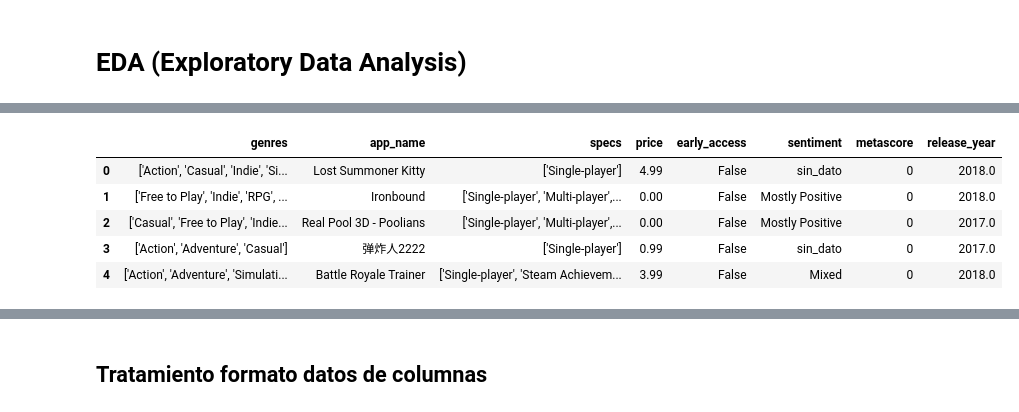
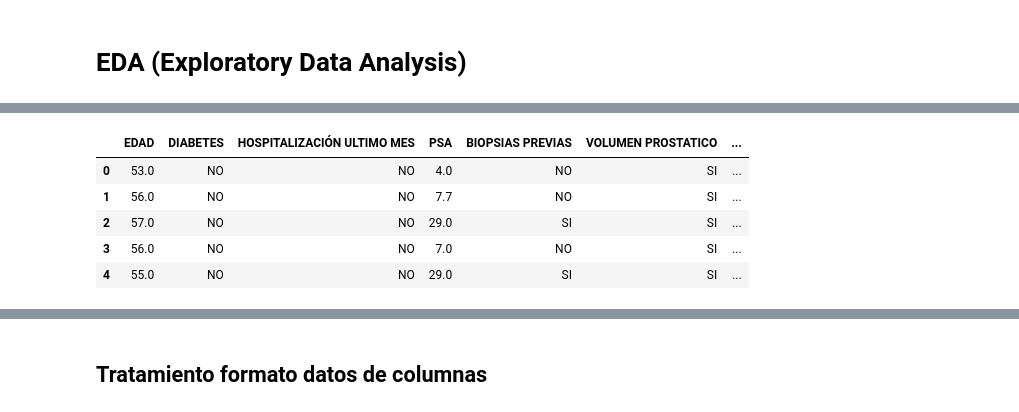
Before and after one commit to Slindex/PI-M6, a Jupyter notebook: Ivan/M6C1-ivan-pi-eda.ipynb, the cells around one changed output, grey strips where cells are left out. Cells and saved outputs as stored; diff of their text form; code cells hidden in the pictures.

```diff
--- a/Ivan/M6C1-ivan-pi-eda.ipynb
+++ b/Ivan/M6C1-ivan-pi-eda.ipynb
@@ -8,3 +12,3 @@ import matplotlib.pyplot as plt
 # %%
 # Leer los datos e importar en dataframe
-df_steam_games = pd.read_csv('ETL_steam_games.csv')
+df_hospital = pd.read_csv('ETL_BBDD_Hospitalización.csv')
@@ -60,9 +104,9 @@ release_year  =  0
 # %%
-df_steam_games.head(5)
+df_hospital.head(5)
 # %% [output]
-|  | genres | app_name | specs | price | early_access | sentiment | metascore | release_year |
-| 0 | ['Action', 'Casual', 'Indie', 'Si... | Lost Summoner Kitty | ['Single-player'] | 4.99 | False | sin_dato | 0 | 2018.0 |
-| 1 | ['Free to Play', 'Indie', 'RPG', ... | Ironbound | ['Single-player', 'Multi-player',... | 0.00 | False | Mostly Positive | 0 | 2018.0 |
-| 2 | ['Casual', 'Free to Play', 'Indie... | Real Pool 3D - Poolians | ['Single-player', 'Multi-player',... | 0.00 | False | Mostly Positive | 0 | 2017.0 |
-| 3 | ['Action', 'Adventure', 'Casual'] | 弹炸人2222 | ['Single-player'] | 0.99 | False | sin_dato | 0 | 2017.0 |
-| 4 | ['Action', 'Adventure', 'Simulati... | Battle Royale Trainer | ['Single-player', 'Steam Achievem... | 3.99 | False | Mixed | 0 | 2018.0 |
+|  | EDAD | DIABETES | HOSPITALIZACIÓN ULTIMO MES | PSA | BIOPSIAS PREVIAS | VOLUMEN PROSTATICO | ... |
+| 0 | 53.0 | NO | NO | 4.0 | NO | SI | ... |
+| 1 | 56.0 | NO | NO | 7.7 | NO | SI | ... |
+| 2 | 57.0 | NO | NO | 29.0 | SI | SI | ... |
+| 3 | 56.0 | NO | NO | 7.0 | NO | SI | ... |
+| 4 | 55.0 | NO | NO | 29.0 | SI | SI | ... |
```
Also changed, not shown: parts of 18 cells of this notebook, 2 other files.
